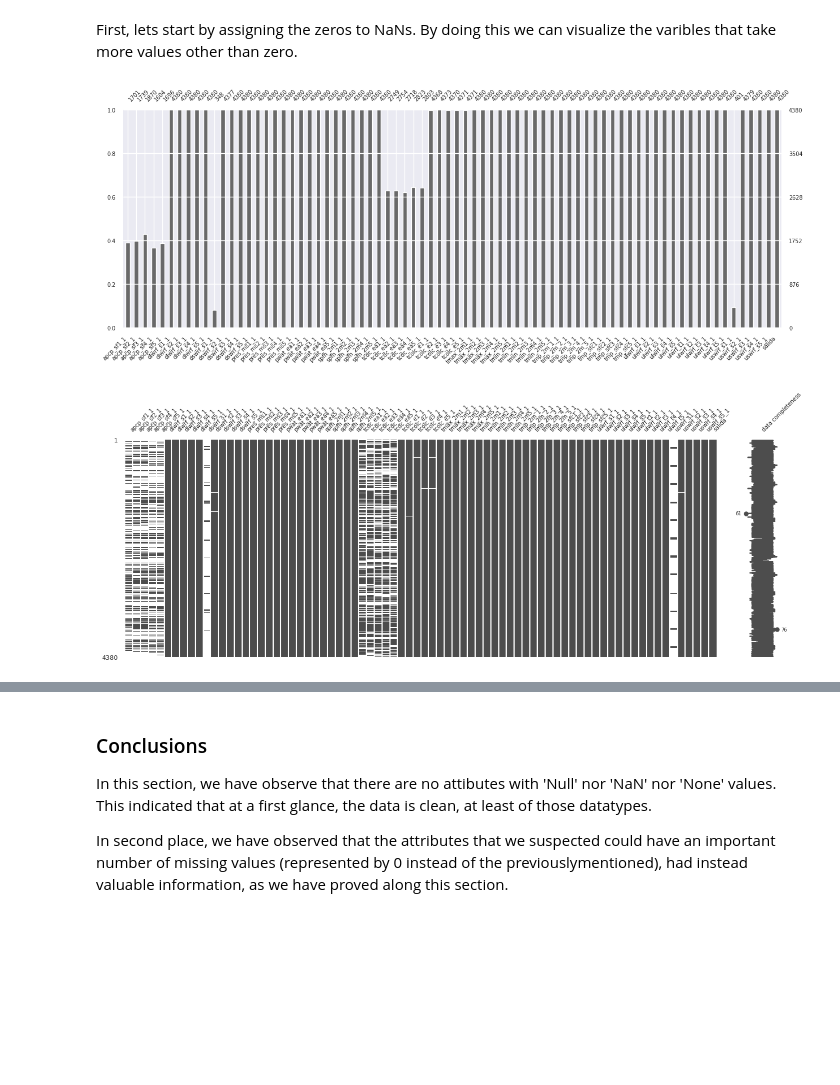
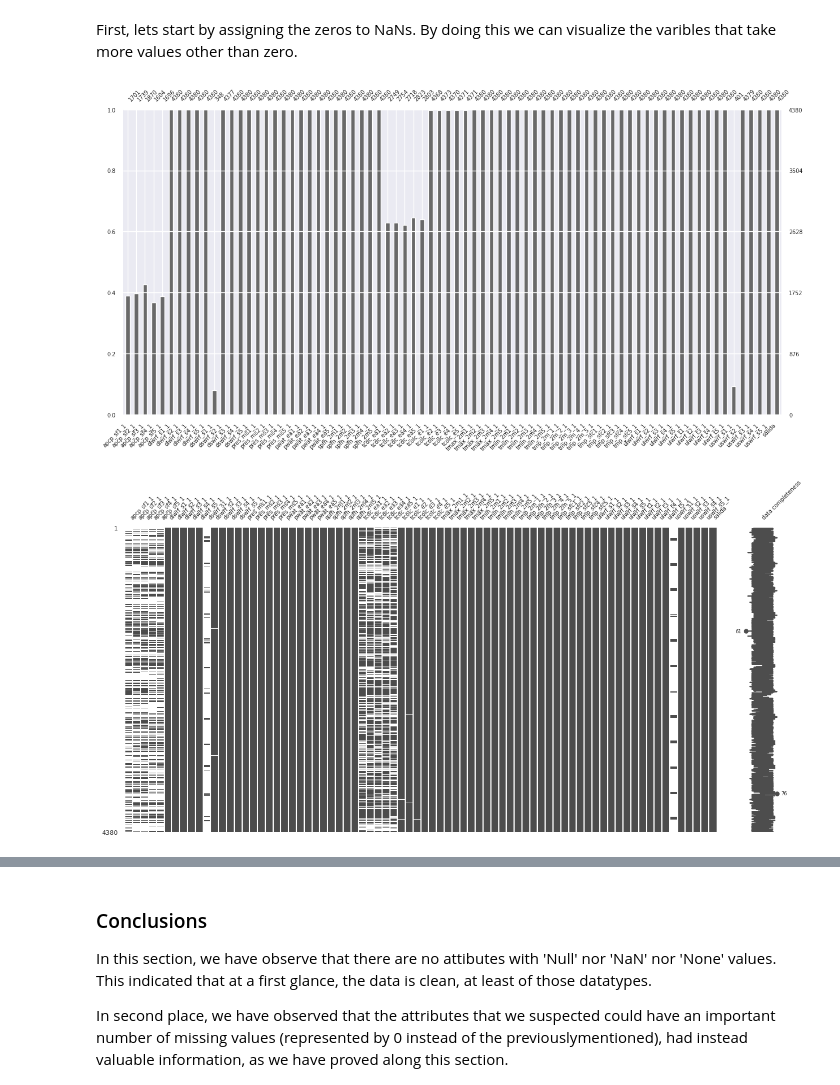
Before and after one commit to carlosiborra/AMS-2013-2014-Solar-Energy-Prediction-Contest, a Jupyter notebook: code/model.ipynb, the cells around one changed output, grey strips where cells are left out. Saved outputs shown, nothing was run; the diff lists cells and outputs as text; code cells hidden in the pictures; blank space fills up the shorter version.

Commit message:
🛠️ Fixed images and plotting - Fixed the image size so exports the image labels correctly (was too small and cut-off) - Added a nice and good quality correlation heatmap

```diff
--- a/code/model.ipynb
+++ b/code/model.ipynb
@@ -185,16 +185,21 @@ First, lets start by assigning the zeros to NaNs. By doing this we can visualize
 # %%
 disp_df_nan = disp_df.replace(0.0, np.nan)
 # %%
+""" Plotting missing values """
 # Sustitute 0.0 values with NaN and plot the name of the columns with missing values
-msno.bar(disp_df_nan, labels=True, fontsize=7, figsize=(15, 5))
+# ? msno.bar is a simple visualization of nullity by column
+msno.bar(disp_df_nan, labels=True, fontsize=7, figsize=(15, 7))
+
 # Exporting image as png to ../data/img folder
-plt.savefig("../data/img/missing_values.png")
+plt.savefig("../data/img/missing_values_bar.png")
 # %% [output]
-[figure, old version]
+[figure, new version]
 # %%
-# """ Plotting the missing values in a matrix """
-msno.matrix(disp_df_nan, labels=True, fontsize=7, figsize=(15, 5), color=(.3, .3, .3))
-# # Exporting image as png to ../data/img folder
+""" Plotting the missing values in a matrix """
+# ? The msno.matrix nullity matrix is a data-dense display which lets you quickly visually pick out patterns in data completion.
+msno.matrix(disp_df_nan, labels=True, fontsize=7, figsize=(15, 7), color=(.3, .3, .3))
+
+# Exporting image as png to ../data/img folder
 plt.savefig("../data/img/missing_values_matrix.png")
 # %% [output]
-[figure, old version]
+[figure, new version]
```
Also changed, not shown: parts of 7 cells of this notebook, 7 other files.
